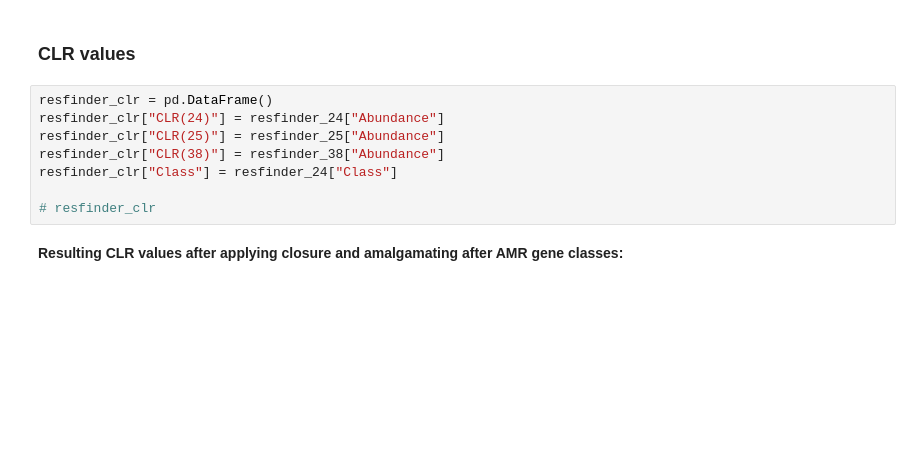
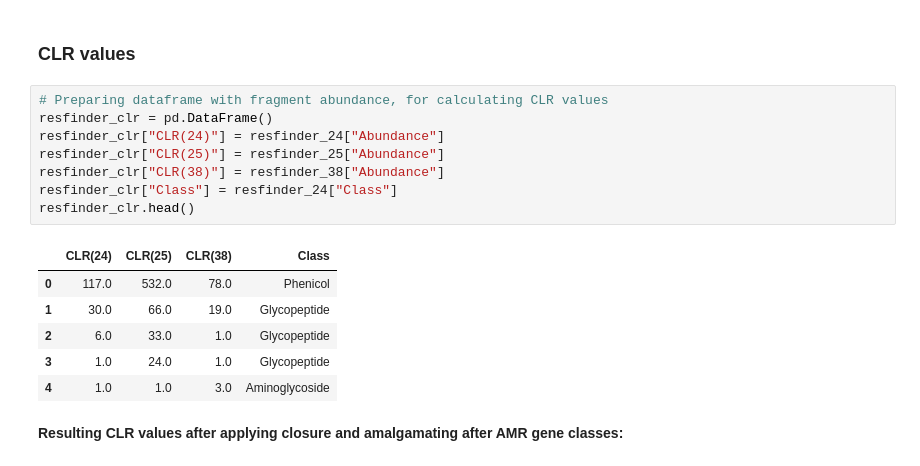
Before and after one commit to prince-ravi-leow/metagenomics-data-analysis, a Jupyter notebook: metagenomics_coda_repo.ipynb, the cells around one changed output. Drawn from its saved outputs; the diff is of its cells as text; blank space fills up the shorter version.

```diff
--- a/metagenomics_coda_repo.ipynb
+++ b/metagenomics_coda_repo.ipynb
@@ -511,13 +463,20 @@ total_fragment_38 = pd.read_csv('./resfinder/kma_resfinder_38.mapstat', skiprows
 # %% [markdown]
 ### CLR values
 # %%
+# Preparing dataframe with fragment abundance, for calculating CLR values
 resfinder_clr = pd.DataFrame()
 resfinder_clr["CLR(24)"] = resfinder_24["Abundance"]
 resfinder_clr["CLR(25)"] = resfinder_25["Abundance"]
 resfinder_clr["CLR(38)"] = resfinder_38["Abundance"]
 resfinder_clr["Class"] = resfinder_24["Class"]
-
-# resfinder_clr
+resfinder_clr.head()
+# %% [output]
+|  | CLR(24) | CLR(25) | CLR(38) | Class |
+| 0 | 117.0 | 532.0 | 78.0 | Phenicol |
+| 1 | 30.0 | 66.0 | 19.0 | Glycopeptide |
+| 2 | 6.0 | 33.0 | 1.0 | Glycopeptide |
+| 3 | 1.0 | 24.0 | 1.0 | Glycopeptide |
+| 4 | 1.0 | 1.0 | 3.0 | Aminoglycoside |
 # %% [markdown]
 **Resulting CLR values after applying closure and amalgamating after AMR gene classes:**
 # %%
```
Also changed, not shown: parts of 20 cells of this notebook, 32 other files.
